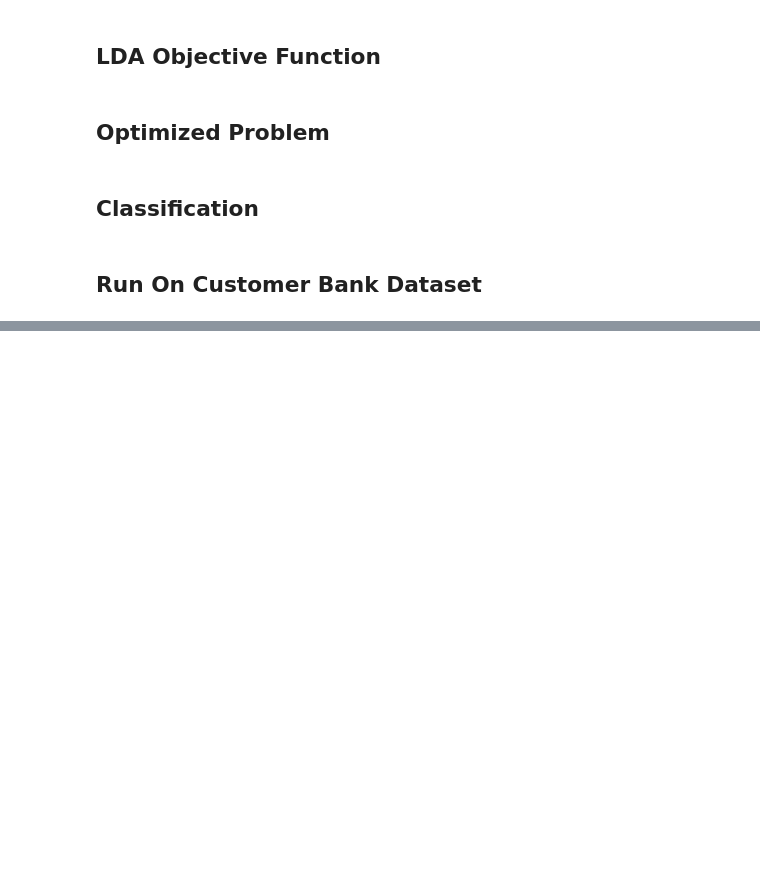
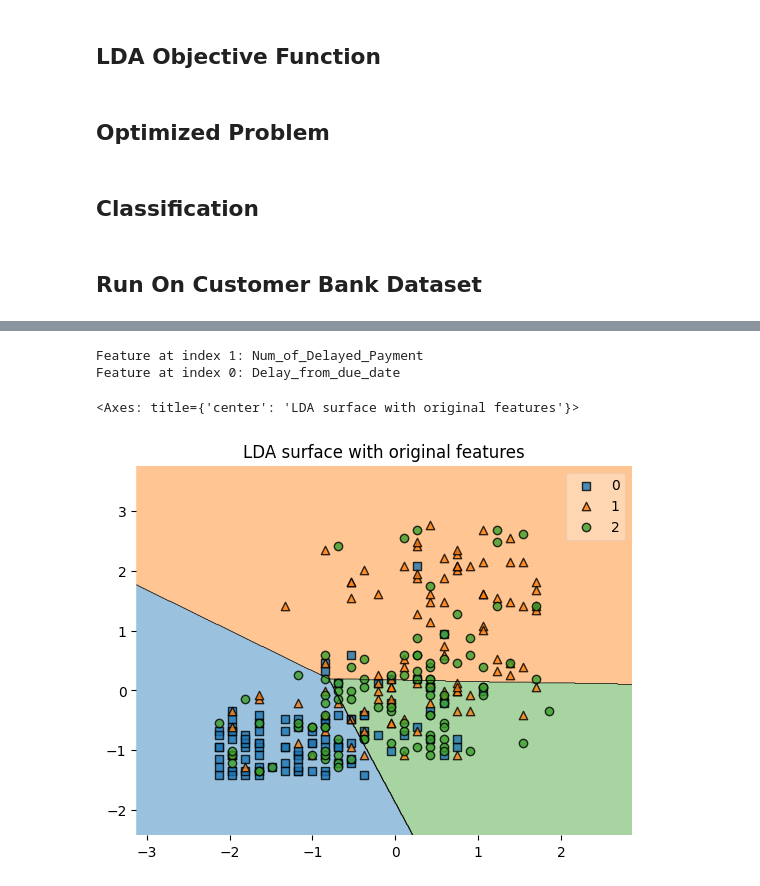
Before and after one commit to AvieTechy/MSA-Vstatis, a Jupyter notebook: Sources/Multi-class_LDA.ipynb, the cells around one changed output, grey strips where cells are left out. Drawn from its saved outputs; the diff is of its cells as text; code cells hidden in the pictures; blank space fills up the shorter version.

```diff
--- a/Sources/Multi-class_LDA.ipynb
+++ b/Sources/Multi-class_LDA.ipynb
@@ -10,7 +10,15 @@ from imblearn.over_sampling import SMOTE
 from collections import Counter
 from imblearn.under_sampling import RandomUnderSampler
 
-df = pd.read_csv('D:\\Project\\MSA\\MSA-Vstatis\\Data\\Score.csv', encoding='ascii')
+from scipy.linalg import eigh as sp_eigh
+from sklearn.preprocessing import LabelEncoder
+from sklearn.metrics import accuracy_score
+from sklearn.model_selection import train_test_split
+from sklearn.linear_model import LogisticRegression
+from sklearn.discriminant_analysis import LinearDiscriminantAnalysis
+from mlxtend.plotting import plot_decision_regions
+
+df = pd.read_csv('/home/aaronpham5504/personalFolder/MSA/Project/MSA-Vstatis/Data/Score.csv', encoding='ascii')
 print(df.head(20))
 print('Displayed first 20 rows of Score.csv')
 # %% [output]
@@ -82,6 +90,9 @@ print("Number of 1s:", class_counts[1])
 print("Number of 2s:", class_counts[2])
 
 X_train, X_test, y_train, y_test = train_test_split(X_resampled, y_resampled, test_size=0.2, random_state=42)
+
+X = np.array(X_resampled)
+y = np.array(y_resampled)
 # %% [output]
 Resampled dataset shape: Counter({0: 100, 1: 100, 2: 100})
 Number of 0s: 100
@@ -336,0 +250,10 @@ Accuracy: 70.00%
+# %%
+sk_lda = LinearDiscriminantAnalysis(solver='eigen')
+sk_lda.fit(X_train, y_train)
+sk_lda_pred_res = sk_lda.predict(X_test)
+sk_transformed = sk_lda.transform(X_train)
+sk_lda_accuracy = accuracy_score(y_test, sk_lda_pred_res)
+
+print(f'sk LDA accuracy: {sk_lda_accuracy}')
+print(f'sk LDA prediction: {sk_lda_pred_res}')
+print('sk transformed features', sk_transformed[:5].T, sep='\n')
@@ -336,0 +267,22 @@ Accuracy: 70.00%
+# %%
+# Assuming the original dataset is stored in a DataFrame called `df`
+feature_names = df.columns  # Get the column names of the DataFrame
+
+# Get the names of the features at indices 1 and 0
+feature_at_index_1 = feature_names[1]
+feature_at_index_0 = feature_names[0]
+
+print(f"Feature at index 1: {feature_at_index_1}")
+print(f"Feature at index 0: {feature_at_index_0}")
+# %% [output]
+Feature at index 1: Num_of_Delayed_Payment
+Feature at index 0: Delay_from_due_date
+# %%
+feature_indexes = [1, 0]
+sk_lda1 = LinearDiscriminantAnalysis(solver='eigen')
+sk_lda1.fit(X_train[:, feature_indexes], y_train)
+plt.title('LDA surface with original features')
+plot_decision_regions(X=X[:, feature_indexes], y=y, clf=sk_lda1)
+# %% [output]
+<Axes: title={'center': 'LDA surface with original features'}>
+[figure, added]
```
Also changed, not shown: parts of 16 cells of this notebook, 4 other files.
